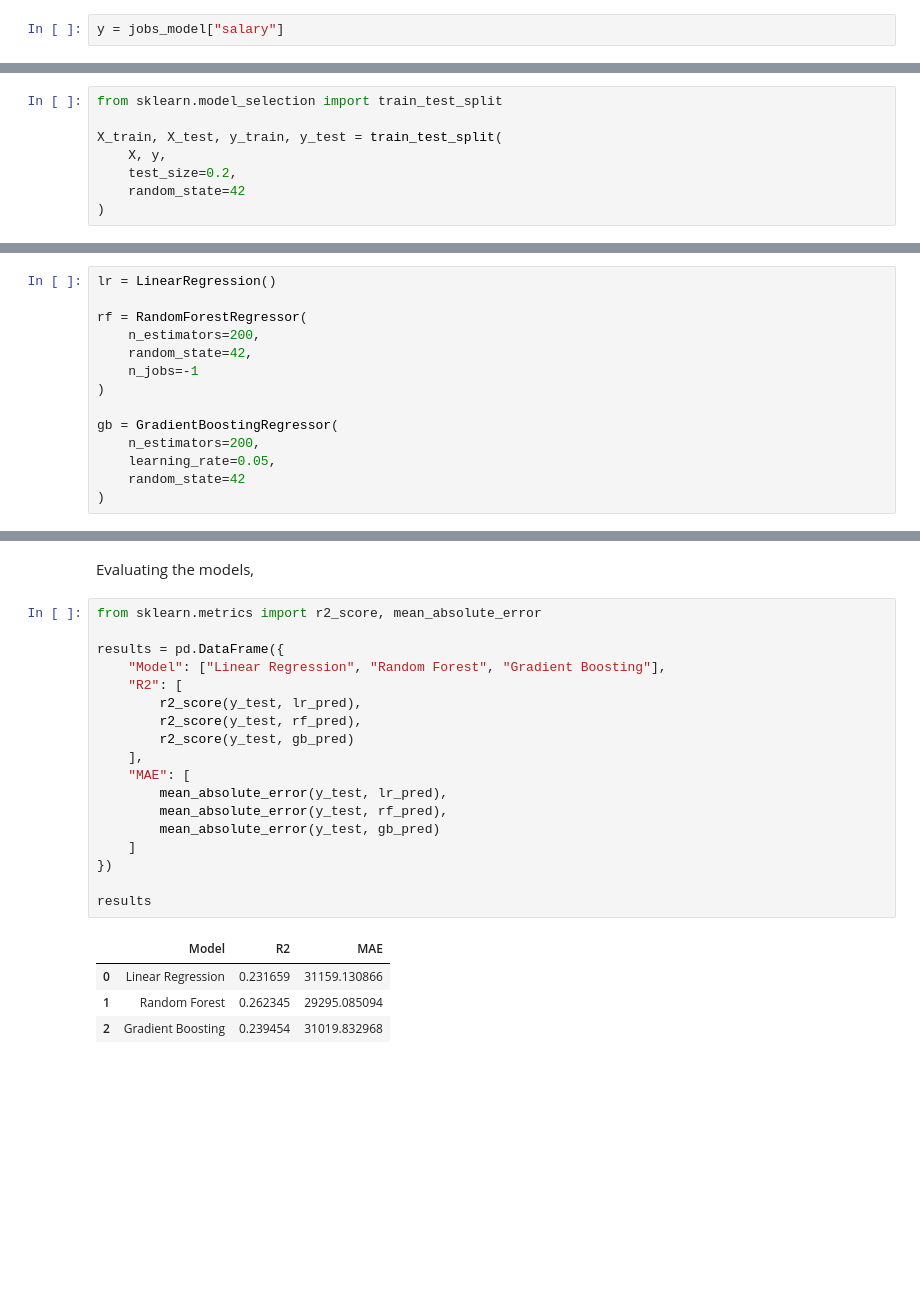
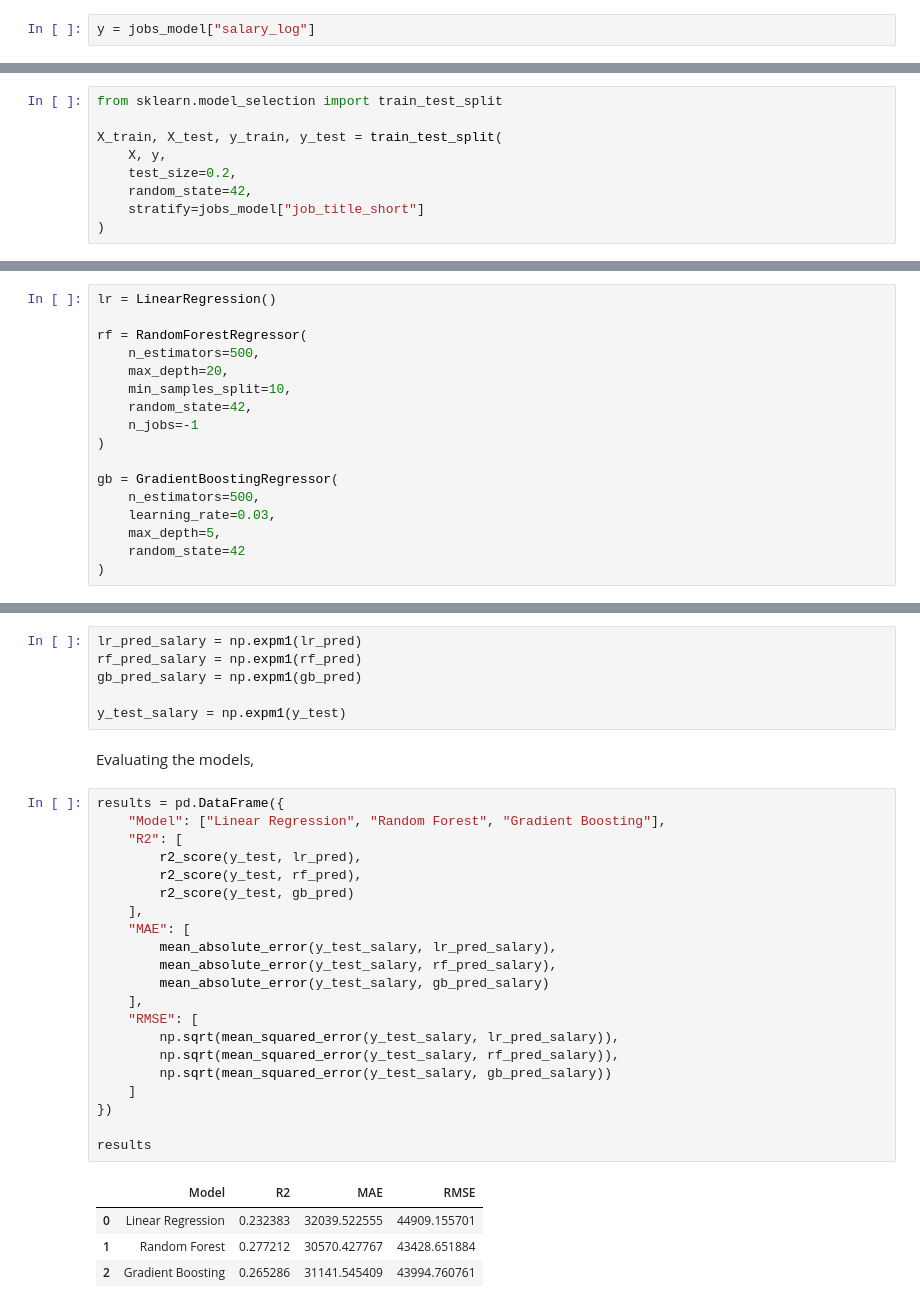
Before and after one commit to miguelcaeg/LT10_MLThesisProject, a Jupyter notebook: Workflow.ipynb, the cells around one changed output, grey strips where cells are left out. Drawn from its saved outputs; the diff is of its cells as text; blank space fills up the shorter version.

```diff
--- a/Workflow.ipynb
+++ b/Workflow.ipynb
@@ -377,7 +405,7 @@ X = jobs_model.drop(columns=[
 # %% [markdown]
 The target variable `y`,
 # %%
-y = jobs_model["salary"]
+y = jobs_model["salary_log"]
 # %% [markdown]
 This step divides the dataset into training and testing sets using `train_test_split`. The feature matrix `X` and target variable `y` are split so that 80% of the data is used to train the model and 20% is reserved for testing. The `random_state=42` parameter ensures that the split is reproducible, meaning the same data partition will be generated each time the code is run.
 # %%
@@ -386,5 +414,6 @@ from sklearn.model_selection import train_test_split
 X_train, X_test, y_train, y_test = train_test_split(
     X, y,
     test_size=0.2,
-    random_state=42
+    random_state=42,
+    stratify=jobs_model["job_title_short"]
 )
@@ -397,14 +423,17 @@ Initializing the models,
 lr = LinearRegression()
 
 rf = RandomForestRegressor(
-    n_estimators=200,
+    n_estimators=500,
+    max_depth=20,
+    min_samples_split=10,
     random_state=42,
     n_jobs=-1
 )
 
 gb = GradientBoostingRegressor(
-    n_estimators=200,
-    learning_rate=0.05,
+    n_estimators=500,
+    learning_rate=0.03,
+    max_depth=5,
     random_state=42
 )
 # %% [markdown]
@@ -421,28 +451,37 @@ Making predictions,
 lr_pred = lr.predict(X_test)
 rf_pred = rf.predict(X_test)
 gb_pred = gb.predict(X_test)
+# %%
+lr_pred_salary = np.expm1(lr_pred)
+rf_pred_salary = np.expm1(rf_pred)
+gb_pred_salary = np.expm1(gb_pred)
+
+y_test_salary = np.expm1(y_test)
 # %% [markdown]
 Evaluating the models,
 # %%
-from sklearn.metrics import r2_score, mean_absolute_error
-
 results = pd.DataFrame({
     "Model": ["Linear Regression", "Random Forest", "Gradient Boosting"],
     "R2": [
         r2_score(y_test, lr_pred),
         r2_score(y_test, rf_pred),
         r2_score(y_test, gb_pred)
     ],
     "MAE": [
-        mean_absolute_error(y_test, lr_pred),
-        mean_absolute_error(y_test, rf_pred),
-        mean_absolute_error(y_test, gb_pred)
+        mean_absolute_error(y_test_salary, lr_pred_salary),
+        mean_absolute_error(y_test_salary, rf_pred_salary),
+        mean_absolute_error(y_test_salary, gb_pred_salary)
+    ],
+    "RMSE": [
+        np.sqrt(mean_squared_error(y_test_salary, lr_pred_salary)),
+        np.sqrt(mean_squared_error(y_test_salary, rf_pred_salary)),
+        np.sqrt(mean_squared_error(y_test_salary, gb_pred_salary))
     ]
 })
 
 results
 # %% [output]
-|  | Model | R2 | MAE |
-| 0 | Linear Regression | 0.231659 | 31159.130866 |
-| 1 | Random Forest | 0.262345 | 29295.085094 |
-| 2 | Gradient Boosting | 0.239454 | 31019.832968 |
+|  | Model | R2 | MAE | RMSE |
+| 0 | Linear Regression | 0.232383 | 32039.522555 | 44909.155701 |
+| 1 | Random Forest | 0.277212 | 30570.427767 | 43428.651884 |
+| 2 | Gradient Boosting | 0.265286 | 31141.545409 | 43994.760761 |
```
Also changed, not shown: parts of 16 cells of this notebook.
